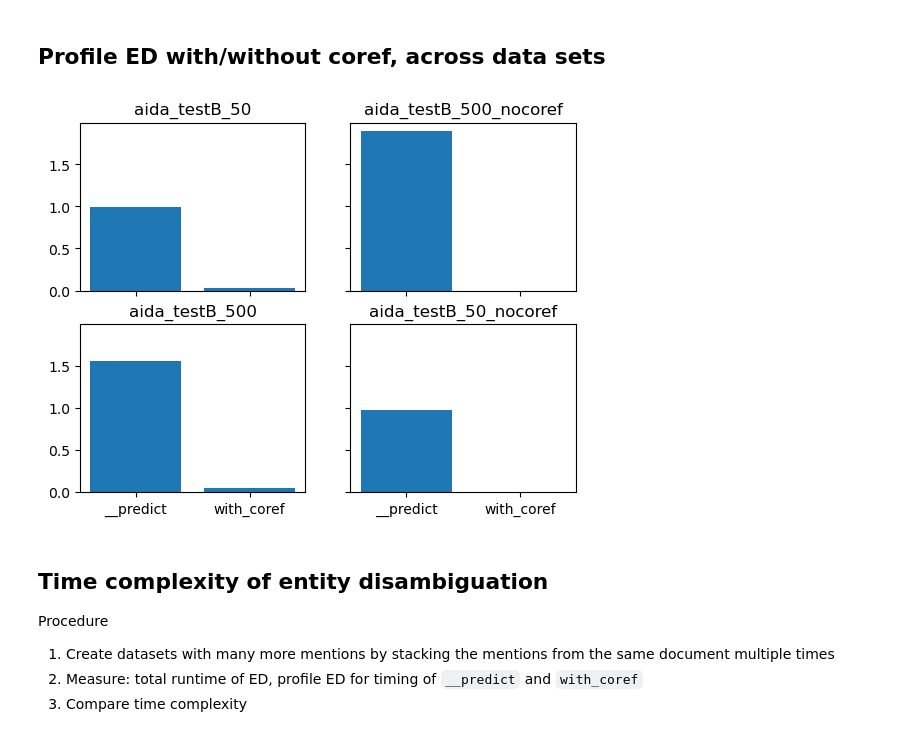
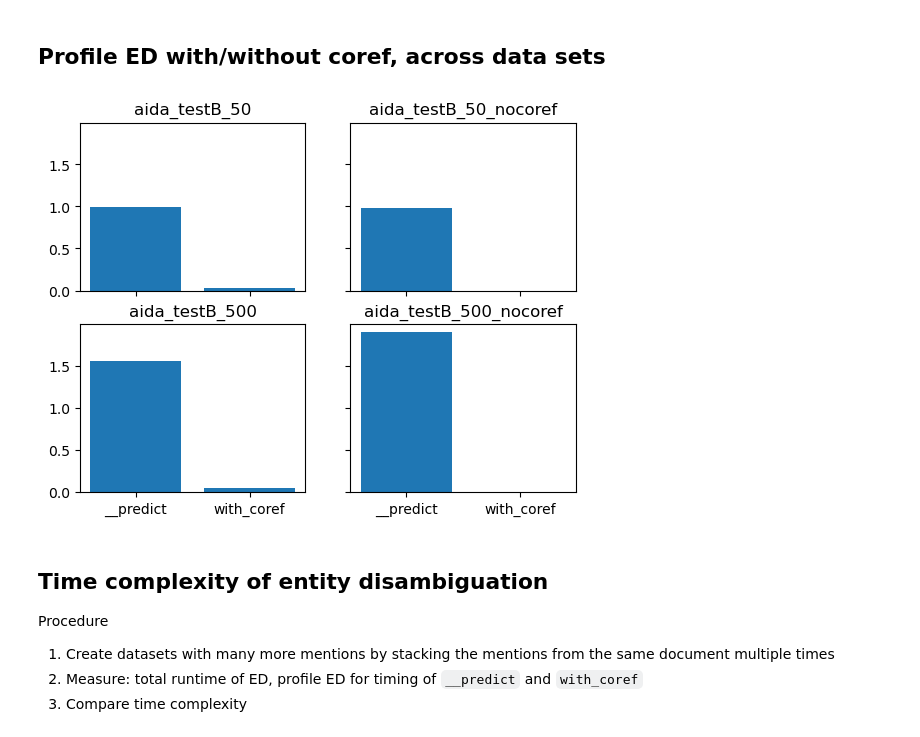
Before and after one commit to f-hafner/explore_coref, a Jupyter notebook: overview.ipynb, the cells around one changed output. Drawn from its saved outputs; the diff is of its cells as text; code cells hidden in the pictures.

```diff
--- a/overview.ipynb
+++ b/overview.ipynb
@@ -113,7 +119,7 @@ n_documents = [50, 500]
 predictions_for_coreferences = {}
 
 for n in n_documents:
-    iteration_name = f"aida_testB_{n}"
+    iteration_name = f"{name_aida_dataset}_{n}"
     iteration_name_nocoref = f"{iteration_name}_nocoref"
 
     predictions_coref = predictions[iteration_name]["predictions"]
@@ -186,22 +190,23 @@ for filename, d in predictions_profile.items():
 df = pd.concat(d_list)
 # %%
 groups = df['src'].unique()
-idxs = [[x, y] for x in range(2) for y in range(2)]
+groups = sorted(groups, key=lambda x: re.sub("_nocoref", "", x))
+idxs = [[x, y] for y in range(2) for x in range(2)]
 
 fig, axs = plt.subplots(nrows=2, ncols=2, sharex=True, sharey=True)
 
 i = 0
 for g in groups:
     dtemp = df.loc[df.src == g]
     col_idx = idxs[i][0]
     row_idx = idxs[i][1]
     x = dtemp['fn']
     y = dtemp['cumtime']
     axs[row_idx, col_idx].bar(x=x, height=y)
     axs[row_idx, col_idx].set_title(g)
     i += 1
 # %% [output]
-[figure, old version]
+[figure, new version]
 # %% [markdown]
 ## Time complexity of entity disambiguation
 
```
Also changed, not shown: parts of 13 cells of this notebook, 2 other files.
